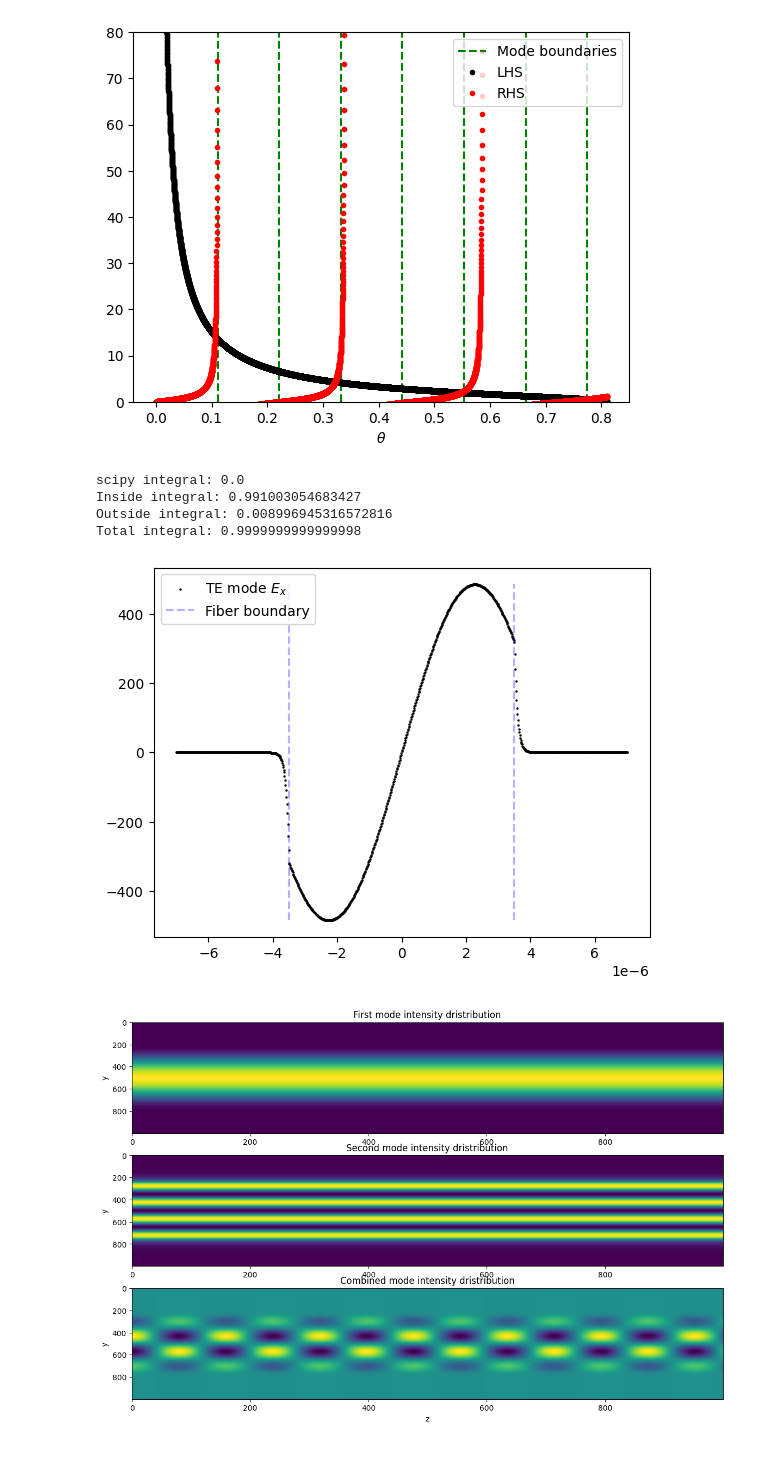
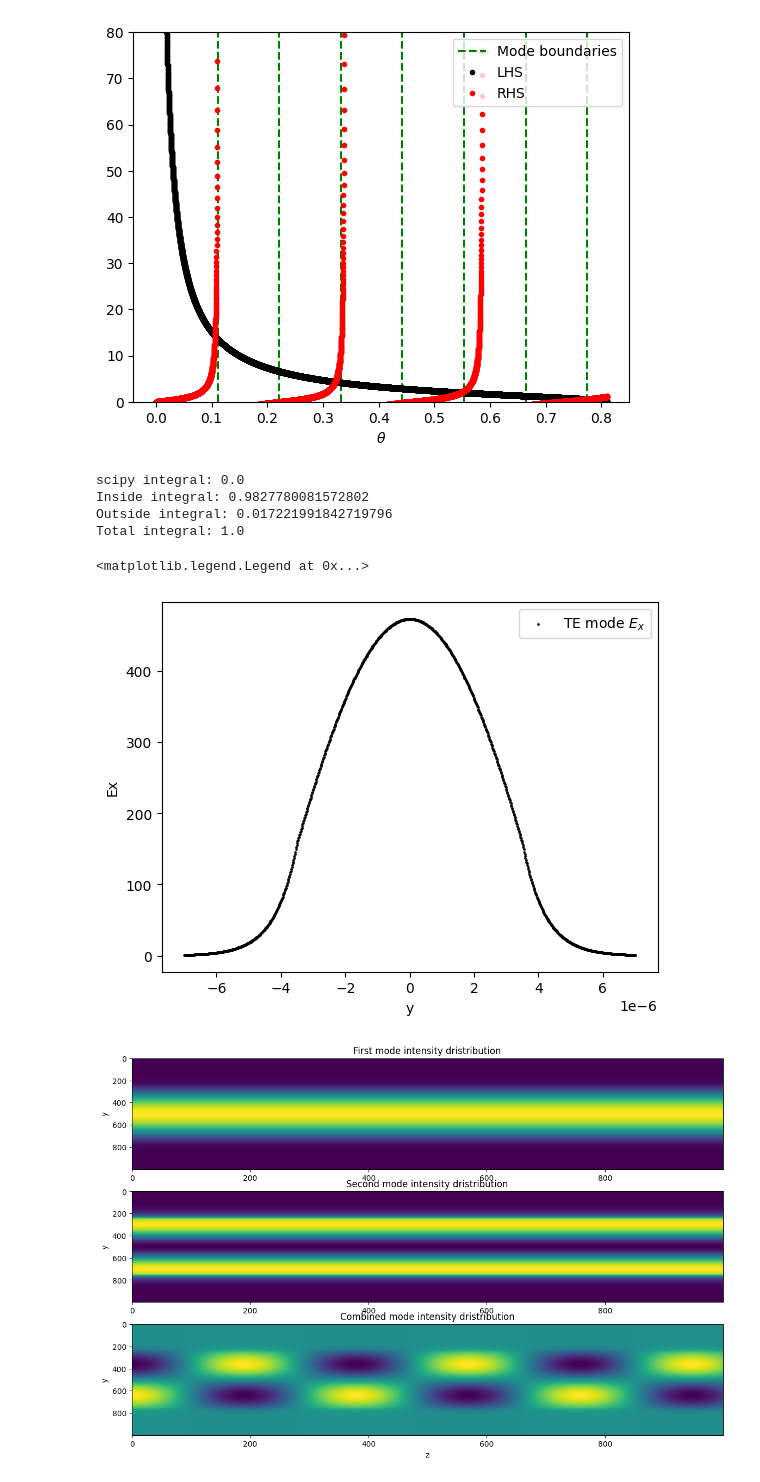
Before and after one commit to IPrearo/OptSim, a Jupyter notebook: src/optsim/testing.ipynb, the cells around one changed output. Cells and saved outputs as stored; diff of their text form; code cells hidden in the pictures.

```diff
--- a/src/optsim/testing.ipynb
+++ b/src/optsim/testing.ipynb
@@ -60,27 +60,22 @@ plt.show()
 # %% [output]
 [figure]
 # %%
-TE_d_mode = guides.TE_DGMode(1, 3, 1, wavelength, guide_size)
+from scipy.integrate import quad
+
+TE_d_mode = guides.TE_DGMode(0, 1.45, 1.4, wavelength, guide_size)
 
 y_range = np.linspace(-guide_size, guide_size, 1000)
 
-
 TE_d_Ex0 = TE_d_mode.Ex(y_range, 0)
 
-plt.scatter(y_range, TE_d_Ex0, c='k', s=0.5, label=r'TE mode $E_x$')
-plt.vlines([-0.5*guide_size, 0.5*guide_size], ymin=np.min(TE_d_Ex0), ymax=np.max(TE_d_Ex0),
-           colors='blue', linestyles='dashed', label='Fiber boundary', alpha=0.3)
-plt.legend()
-
-from scipy.integrate import quad
 
 integrand = lambda y: TE_d_mode._um(y)**2
+integral = quad(integrand, -np.inf, np.inf)[0]
 
-integral = quad(integrand, -np.inf, np.inf)[0]
+sigma, alpha = TE_d_mode.prop_constants()
+gamma = TE_d_mode.gamma
+
 inside_integral = quad(integrand, -guide_size/2, guide_size/2)[0]
-
-__, alpha = TE_d_mode.prop_constants()
-gamma = TE_d_mode.gamma
 outside_integral = alpha**2 / gamma * np.exp(-gamma*guide_size)
 
 print("scipy integral:", integral)
@@ -90,37 +85,47 @@ print("Inside integral:", inside_integral)
 print("Outside integral:", outside_integral)
 
 print("Total integral:", outside_integral + inside_integral)
+
+
+
+plt.scatter(y_range, TE_d_Ex0, c='k', s=0.8, label=r'TE mode $E_x$')
+# plt.vlines([-0.5*guide_size, 0.5*guide_size], ymin=np.min(TE_d_Ex0), ymax=np.max(TE_d_Ex0),
+#            colors='blue', linestyles='dashed', label='Fiber boundary', alpha=0.3)
+plt.xlabel("y")
+plt.ylabel("Ex")
+plt.legend()
 # %% [output]
 scipy integral: 0.0
-Inside integral: 0.991003054683427
-Outside integral: 0.008996945316572816
-Total integral: 0.9999999999999998
+Inside integral: 0.9827780081572802
+Outside integral: 0.017221991842719796
+Total integral: 1.0
+<matplotlib.legend.Legend at 0x...>
-[figure, old version]
+[figure, new version]
 # %%
-TE0_d_mode = guides.TE_DGMode(0, 1.45, 1.3, wavelength, guide_size)
-TE1_d_mode = guides.TE_DGMode(1, 1.45, 1.3, wavelength, guide_size)
+TE0_d_mode = guides.TE_DGMode(0, 1.45, 1.4, wavelength, guide_size)
+TE1_d_mode = guides.TE_DGMode(1, 1.45, 1.4, wavelength, guide_size)
 
-z_range = np.linspace(0, 1e-4, 1000)
+z_range = np.linspace(0, 5e-4, 1000)
 yy, zz = np.meshgrid(y_range, z_range)
 
 TE0_Ex = TE0_d_mode.Ex(yy, zz)
 TE1_Ex = TE1_d_mode.Ex(yy, zz)
 
 TE0_ExEx = np.real( TE0_Ex * np.conjugate(TE0_Ex) )
 TE1_ExEx = np.real( TE1_Ex * np.conjugate(TE1_Ex) )
 
 TE_ExEx = np.real( TE0_Ex * np.conjugate(TE1_Ex) )
 
 fig, axs = plt.subplots(3, 1, figsize=(16,9))
 axs[0].imshow( TE0_ExEx.T, aspect=3/16)
 axs[0].set(title="First mode intensity dristribution", ylabel="y")
 
 axs[1].imshow( TE1_ExEx.T, aspect=3/16)
 axs[1].set(title="Second mode intensity dristribution", ylabel='y')
 
 axs[2].imshow( TE_ExEx.T, aspect=3/16)
 axs[2].set(title="Combined mode intensity dristribution",
            xlabel="z", ylabel="y")
 plt.show()
 # %% [output]
-[figure, old version]
+[figure, new version]
```
Also changed, not shown: 3 other files.
